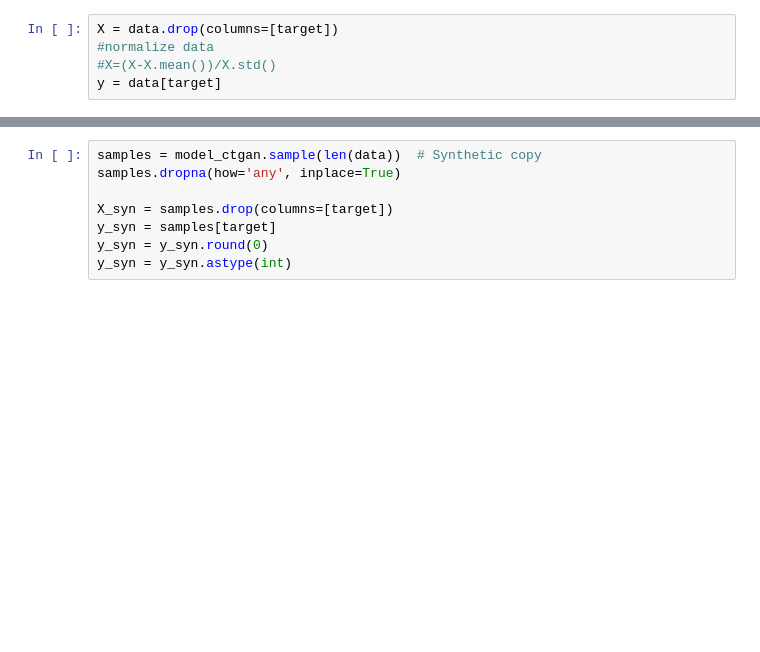
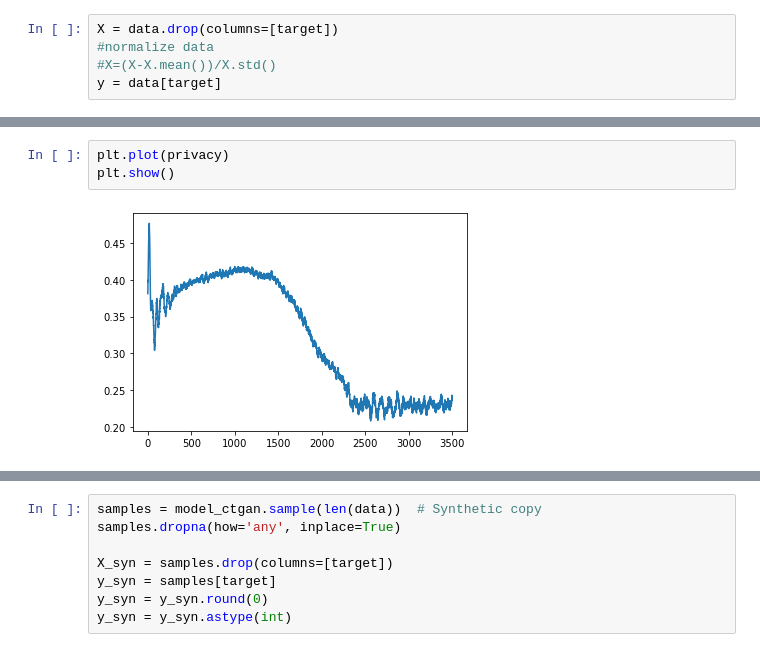
Before and after one commit to Frederico-lp/Research, a Jupyter notebook: mymodeltest.ipynb, the cells around one changed output, grey strips where cells are left out. Cells and saved outputs as stored; diff of their text form; blank space fills up the shorter version.

```diff
--- a/mymodeltest.ipynb
+++ b/mymodeltest.ipynb
@@ -68,0 +62,5 @@ Epoch 45, Loss G: -0.7483,Loss D: -0.0278
+# %%
+plt.plot(privacy)
+plt.show()
+# %% [output]
+[figure, added]
```
Also changed, not shown: parts of 8 cells of this notebook, 2 other files.
